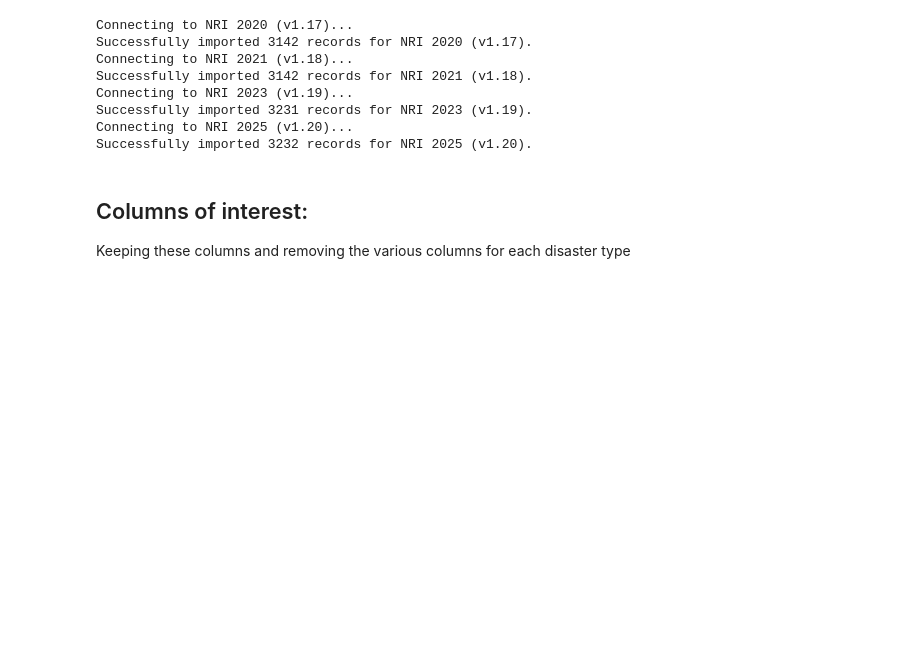
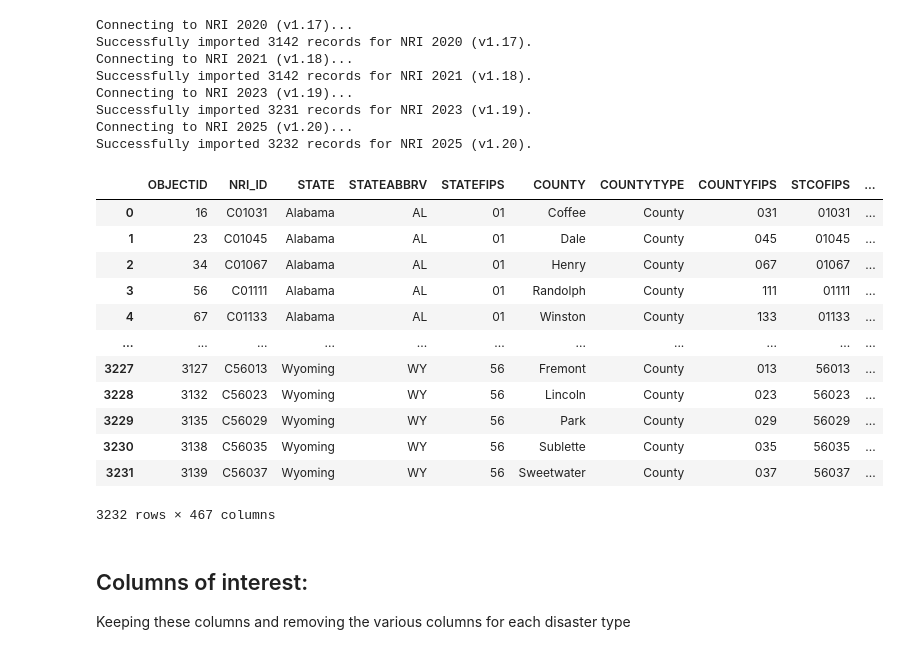
Before and after one commit to csclev/climate-exposure, a Jupyter notebook: notebooks/01_NRI_Data_Prep.ipynb, the cells around one changed output. Drawn from its saved outputs; the diff is of its cells as text; code cells hidden in the pictures; blank space fills up the shorter version.

```diff
--- a/notebooks/01_NRI_Data_Prep.ipynb
+++ b/notebooks/01_NRI_Data_Prep.ipynb
@@ -75,6 +75,23 @@ Connecting to NRI 2023 (v1.19)...
 Successfully imported 3231 records for NRI 2023 (v1.19).
 Connecting to NRI 2025 (v1.20)...
 Successfully imported 3232 records for NRI 2025 (v1.20).
+# %%
+with pd.option_context('display.max_columns', 100):
+    display(nri_2025)
+# %% [output]
+|  | OBJECTID | NRI_ID | STATE | STATEABBRV | STATEFIPS | COUNTY | COUNTYTYPE | COUNTYFIPS | STCOFIPS | ... |
+| 0 | 16 | C01031 | Alabama | AL | 01 | Coffee | County | 031 | 01031 | ... |
+| 1 | 23 | C01045 | Alabama | AL | 01 | Dale | County | 045 | 01045 | ... |
+| 2 | 34 | C01067 | Alabama | AL | 01 | Henry | County | 067 | 01067 | ... |
+| 3 | 56 | C01111 | Alabama | AL | 01 | Randolph | County | 111 | 01111 | ... |
+| 4 | 67 | C01133 | Alabama | AL | 01 | Winston | County | 133 | 01133 | ... |
+| ... | ... | ... | ... | ... | ... | ... | ... | ... | ... | ... |
+| 3227 | 3127 | C56013 | Wyoming | WY | 56 | Fremont | County | 013 | 56013 | ... |
+| 3228 | 3132 | C56023 | Wyoming | WY | 56 | Lincoln | County | 023 | 56023 | ... |
+| 3229 | 3135 | C56029 | Wyoming | WY | 56 | Park | County | 029 | 56029 | ... |
+| 3230 | 3138 | C56035 | Wyoming | WY | 56 | Sublette | County | 035 | 56035 | ... |
+| 3231 | 3139 | C56037 | Wyoming | WY | 56 | Sweetwater | County | 037 | 56037 | ... |
+3232 rows × 467 columns
 # %% [markdown]
 ## Columns of interest:
 Keeping these columns and removing the various columns for each disaster type
```
Also changed, not shown: parts of 17 cells of this notebook, 2 other files.
